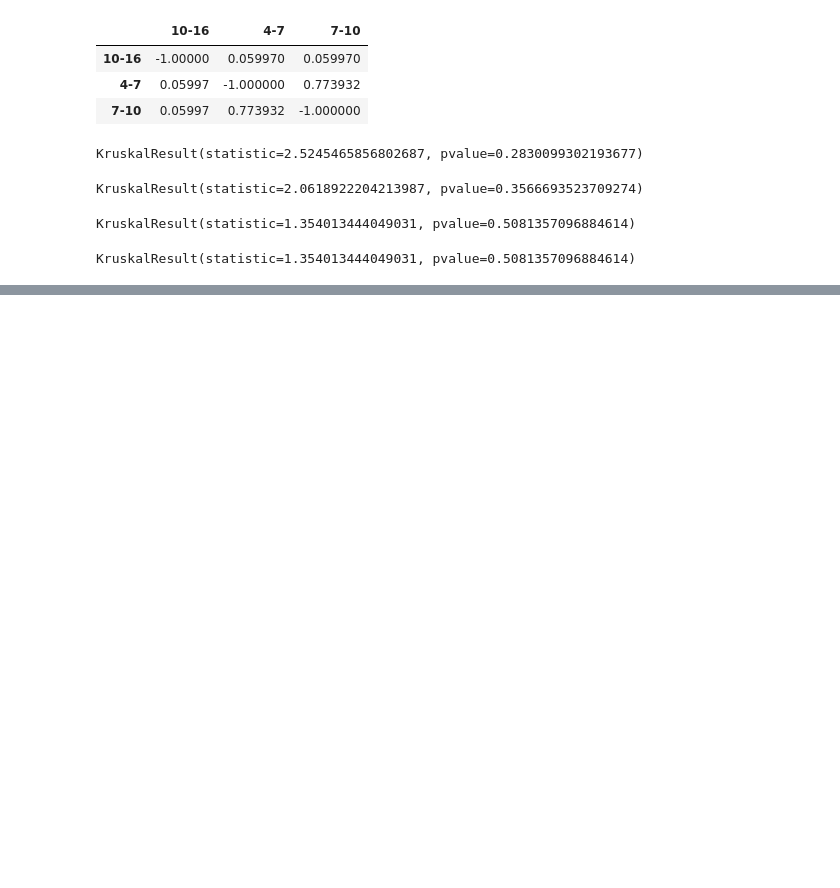
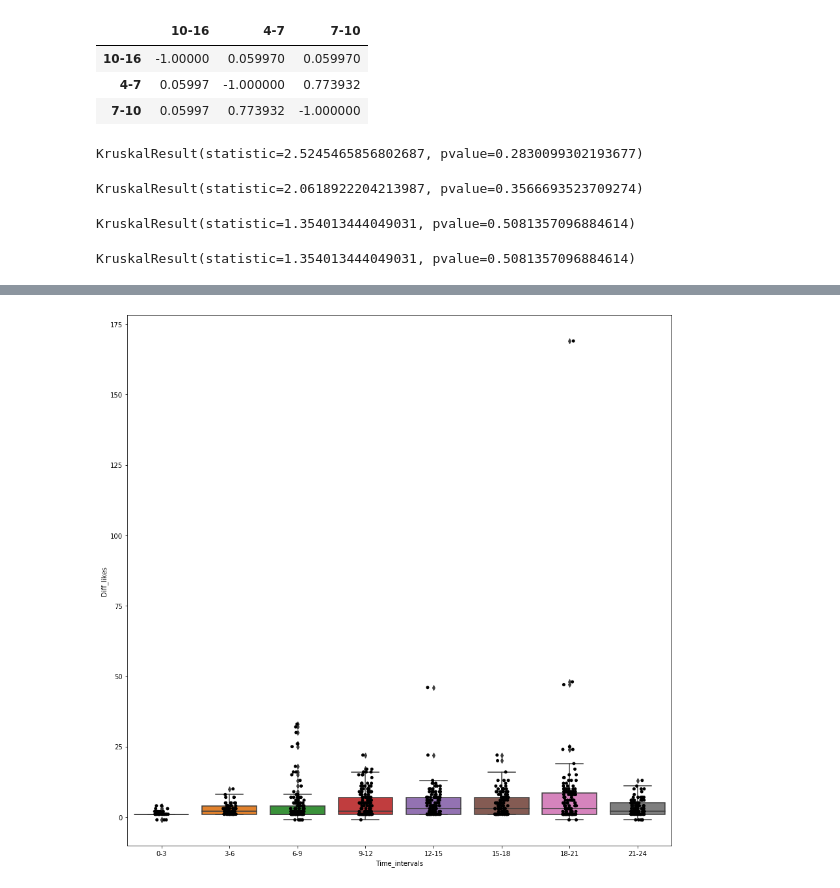
Before and after one commit to Frat3r/instagram, a Jupyter notebook: inst_analysis_likes.ipynb, the cells around one changed output, grey strips where cells are left out. Drawn from its saved outputs; the diff is of its cells as text; code cells hidden in the pictures; blank space fills up the shorter version.

```diff
--- a/inst_analysis_likes.ipynb
+++ b/inst_analysis_likes.ipynb
@@ -266,0 +306,7 @@ KruskalResult(statistic=1.354013444049031, pvalue=0.5081357096884614)
+# %%
+plt.figure(figsize=(15,15))
+sns.boxplot(x="Time_intervals", y="Diff_likes", data=inst_no0_diff_likes)
+sns.stripplot(x="Time_intervals", y="Diff_likes", data=inst_no0_diff_likes, jitter=True,
+              color='black');
+# %% [output]
+[figure, added]
```
Also changed, not shown: parts of 34 cells of this notebook.
